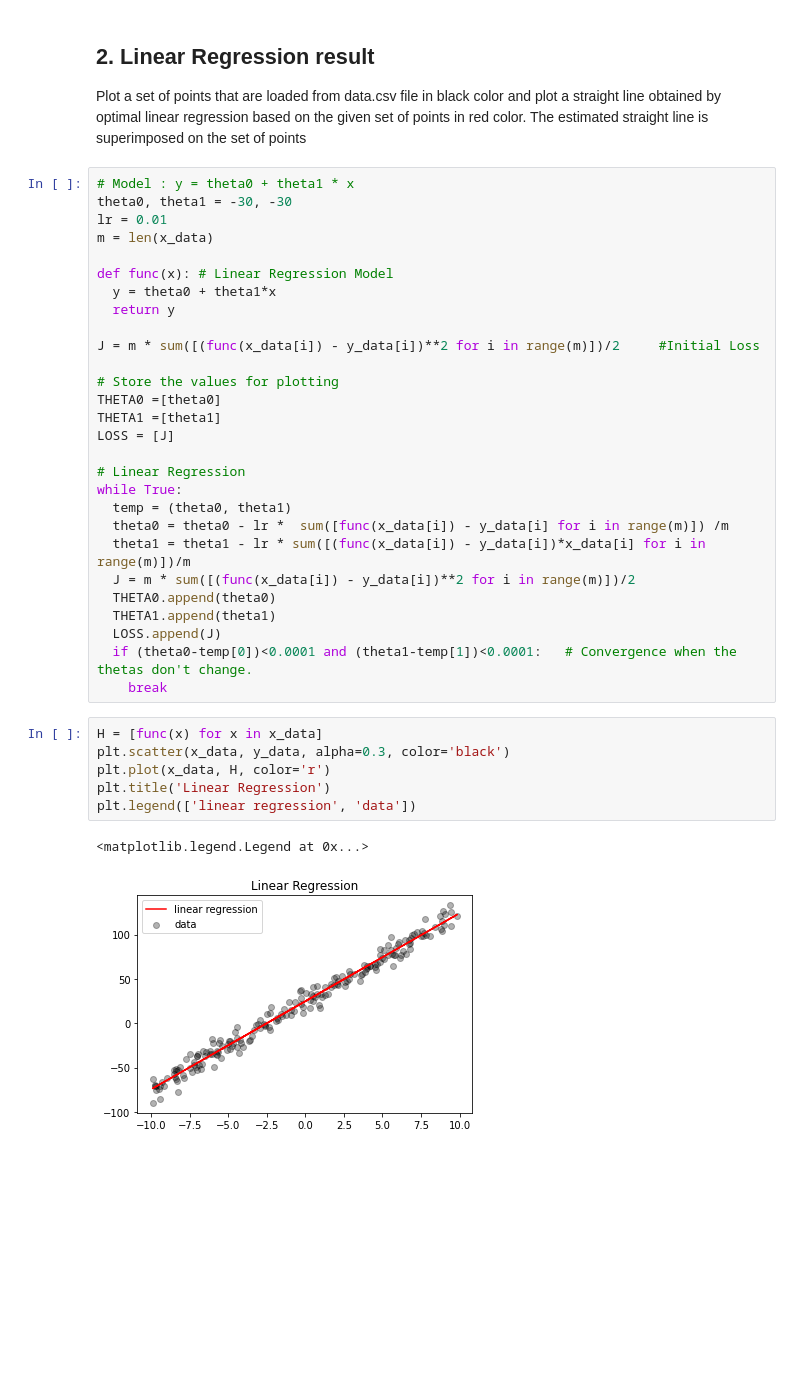
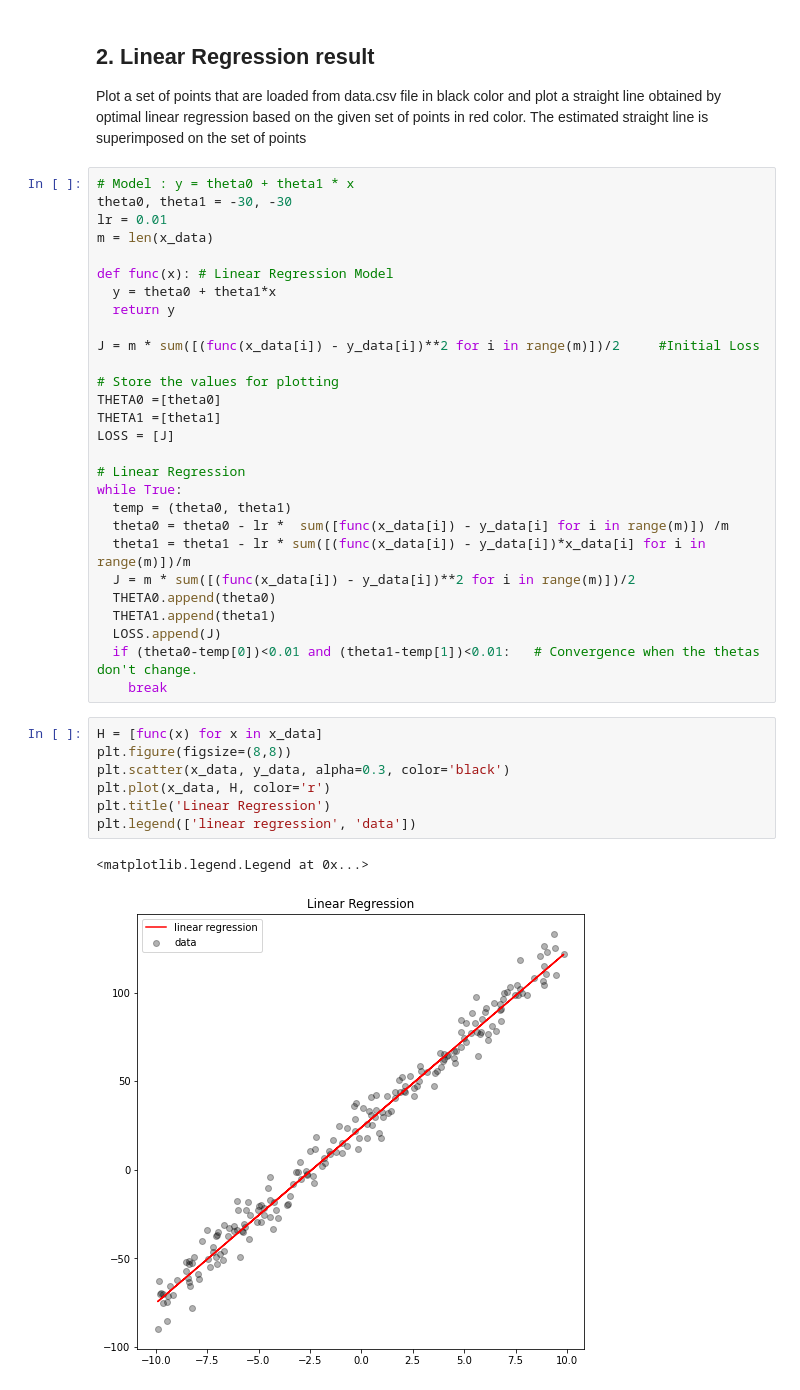
Before and after one commit to fxnnxc/class-MachineLearning, a Jupyter notebook: Assignment03.ipynb, the cells around one changed output. Drawn from its saved outputs; the diff is of its cells as text; blank space fills up the shorter version.

```diff
--- a/Assignment03.ipynb
+++ b/Assignment03.ipynb
@@ -55,14 +55,15 @@ while True:
   THETA0.append(theta0)
   THETA1.append(theta1)
   LOSS.append(J)
-  if (theta0-temp[0])<0.0001 and (theta1-temp[1])<0.0001:   # Convergence when the thetas don't change.
+  if (theta0-temp[0])<0.01 and (theta1-temp[1])<0.01:   # Convergence when the thetas don't change.
     break
 # %%
 H = [func(x) for x in x_data]
+plt.figure(figsize=(8,8))
 plt.scatter(x_data, y_data, alpha=0.3, color='black')
 plt.plot(x_data, H, color='r')
 plt.title('Linear Regression')
 plt.legend(['linear regression', 'data'])
 # %% [output]
 <matplotlib.legend.Legend at 0x...>
-[figure, old version]
+[figure, new version]
```
Also changed, not shown: parts of 2 cells of this notebook.
